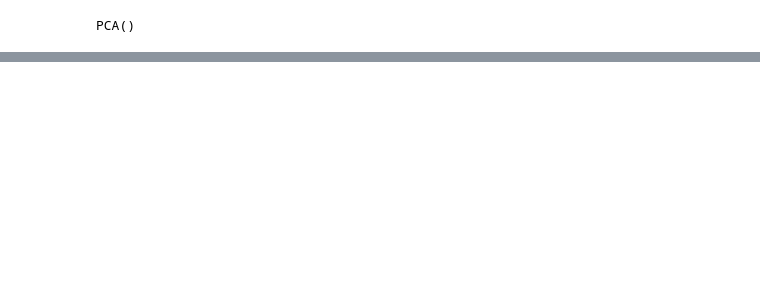
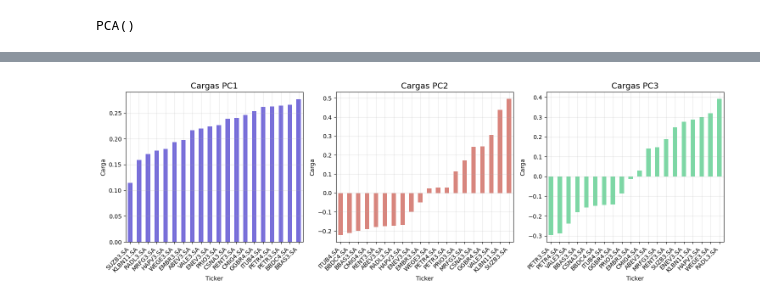
Before and after one commit to Rafael-Mountain/financas, a Jupyter notebook: Atividade_9/atividade_9.ipynb, the cells around one changed output, grey strips where cells are left out. Saved outputs shown, nothing was run; the diff lists cells and outputs as text; code cells hidden in the pictures; blank space fills up the shorter version.

```diff
--- a/Atividade_9/atividade_9.ipynb
+++ b/Atividade_9/atividade_9.ipynb
@@ -111,2 +112,11 @@ Variância acumulada pelos primeiros 5 componentes principais:
 
 Número de componentes necessários para explicar pelo menos 80% da variância: 9
+# %%
+loadings = pd.DataFrame(
+    pca.components_.T, # Transpor para ter ativos nas linhas e PCs nas colunas
+    columns=[f'PC{i+1}' for i in range(pca.components_.shape[0])],
+    index=returns.columns # Usar os nomes dos tickers como índice
+)
+
+print("\nCargas (Loadings) dos primeiros 3 Componentes Principais:")
+print(loadings[['PC1', 'PC2', 'PC3']].round(3))
@@ -112,0 +141,31 @@ Número de componentes necessários para explicar pelo menos 80% da variância:
+# %%
+plt.figure(figsize=(15, 5))
+
+# Barplot PC1
+plt.subplot(1, 3, 1)
+loadings['PC1'].sort_values().plot(kind='bar', color='#766CDB')
+plt.title('Cargas PC1', fontsize=14)
+plt.xticks(rotation=45, ha='right')
+plt.ylabel('Carga')
+plt.grid(True, alpha=0.3)
+
+# Barplot PC2
+plt.subplot(1, 3, 2)
+loadings['PC2'].sort_values().plot(kind='bar', color='#DA847C')
+plt.title('Cargas PC2', fontsize=14)
+plt.xticks(rotation=45, ha='right')
+plt.ylabel('Carga')
+plt.grid(True, alpha=0.3)
+
+# Barplot PC3
+plt.subplot(1, 3, 3)
+loadings['PC3'].sort_values().plot(kind='bar', color='#7CD9A5')
+plt.title('Cargas PC3', fontsize=14)
+plt.xticks(rotation=45, ha='right')
+plt.ylabel('Carga')
+plt.grid(True, alpha=0.3)
+
+plt.tight_layout()
+plt.show()
+# %% [output]
+[figure, added]
```
Also changed, not shown: parts of 9 cells of this notebook, 4 other files.
